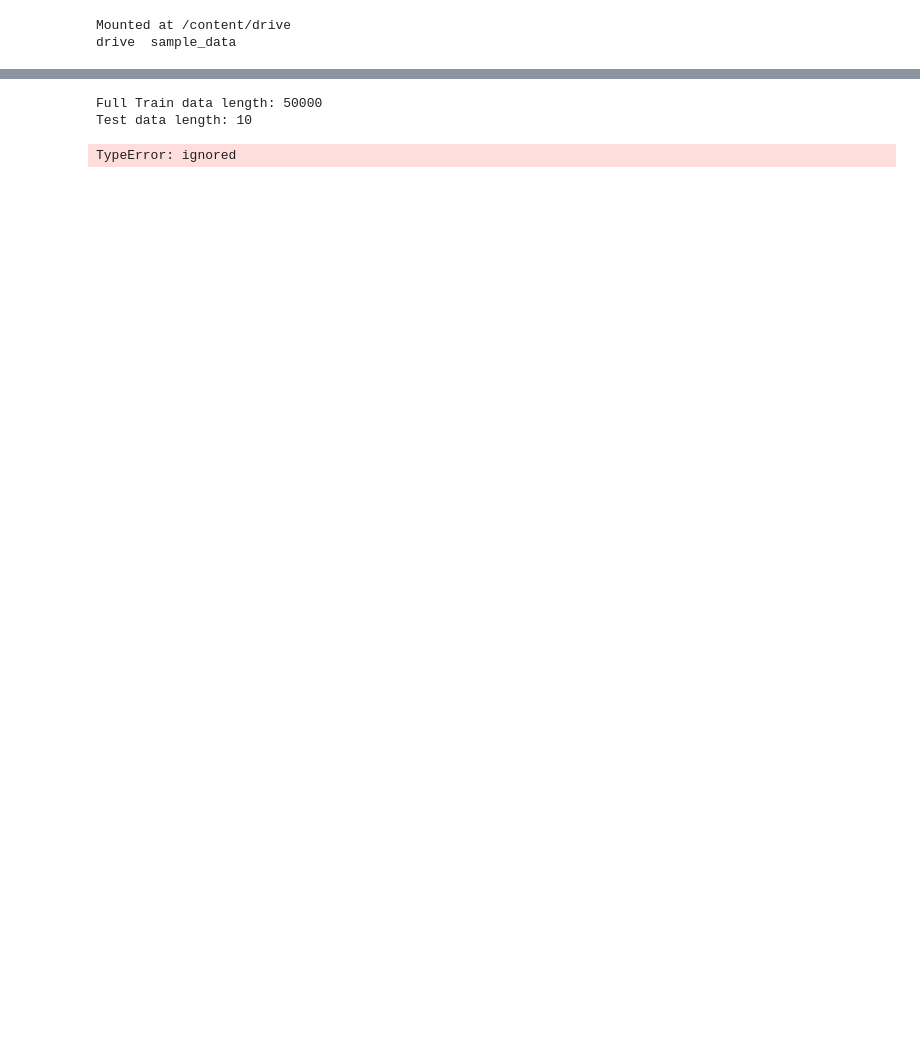
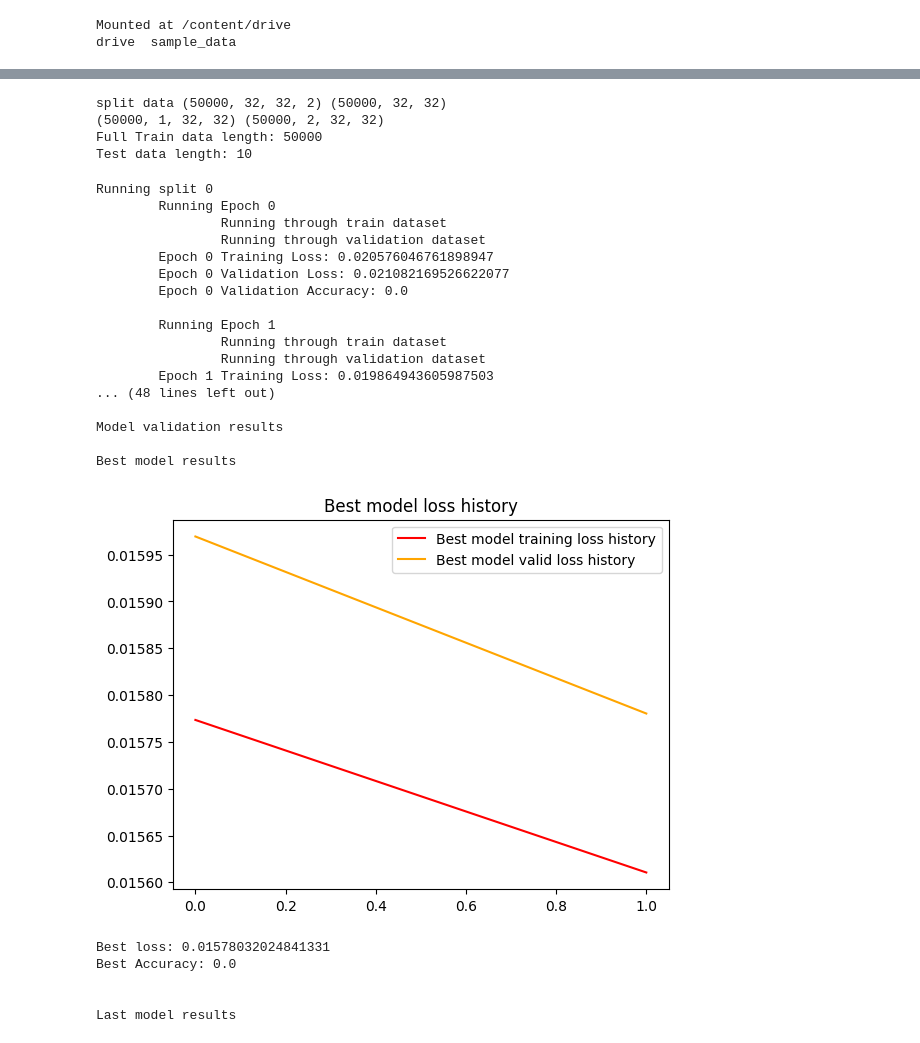
Before and after one commit to VinitraMk/Image-Colorization, a Jupyter notebook: Index.ipynb, the cells around one changed output, grey strips where cells are left out. Saved outputs shown, nothing was run; the diff lists cells and outputs as text; code cells hidden in the pictures; blank space fills up the shorter version.

Commit message:
completing code for model training and visualization of results

```diff
--- a/Index.ipynb
+++ b/Index.ipynb
@@ -87,12 +74,16 @@ torch.manual_seed(seed)
 torch.cuda.manual_seed(seed)
 torch.backends.cudnn.deterministic = True
 # %%
+#save X_key and y_key
+save2config('X_key', 'L')
+save2config('y_key', 'AB')
+
 #preprocess data or load preprocessed data
 dr = DataReader()
 ds = dr.get_split_data()
 Ltr, ABtr, ftr_len = ds['Ltr'], ds['ABtr'], ds['ftr_len']
 Lte, ABte, te_len = ds['Lte'], ds['ABte'], ds['te_len']
-
+print(ds['Ltr'].shape, ds['ABtr'].shape)
 print('Full Train data length:', ftr_len)
 print('Test data length:', te_len, '\n')
 
@@ -104,26 +95,47 @@ composed_transforms =  transforms.Compose([
 #convert to dataset
 ftr_dataset = CustomDataset(Ltr, ABtr, ftr_len, composed_transforms)
 te_dataset = CustomDataset(Lte, ABte, te_len, composed_transforms)
-
-#load data
-te_loader = DataLoader(te_dataset, batch_size = exp_params['data_params']['batch_size'])
 # %% [output]
+split data (50000, 32, 32, 2) (50000, 32, 32)
+(50000, 1, 32, 32) (50000, 2, 32, 32)
 Full Train data length: 50000
 Test data length: 10
 # %%
 #model training
 
-if exp_params['model']['name'] == 'resnet18':
-    model = Resnet18(5, False)
+if exp_params['model']['name'] == 'unet':
+    model = UNet()
 else:
     raise SystemExit("Error: Invalid model name passed! Check run.yaml")
 
 exp = Experiment(model, ftr_dataset)
 model_info = exp.train()
 print("\nModel validation results")
 
 #visualization results
 vis = Visualization(model_info)
 vis.get_results()
 # %% [output]
-TypeError: ignored
+Running split 0
+        Running Epoch 0
+                Running through train dataset
+                Running through validation dataset
+        Epoch 0 Training Loss: 0.020576046761898947
+        Epoch 0 Validation Loss: 0.021082169526622077
+        Epoch 0 Validation Accuracy: 0.0
+
+        Running Epoch 1
+                Running through train dataset
+                Running through validation dataset
+        Epoch 1 Training Loss: 0.019864943605987503
+... (48 lines left out)
+
+Model validation results
+
+Best model results
+[figure, added]
+Best loss: 0.01578032024841331
+Best Accuracy: 0.0
+
+
+Last model results
```
Also changed, not shown: parts of 6 cells of this notebook, 9 other files.
